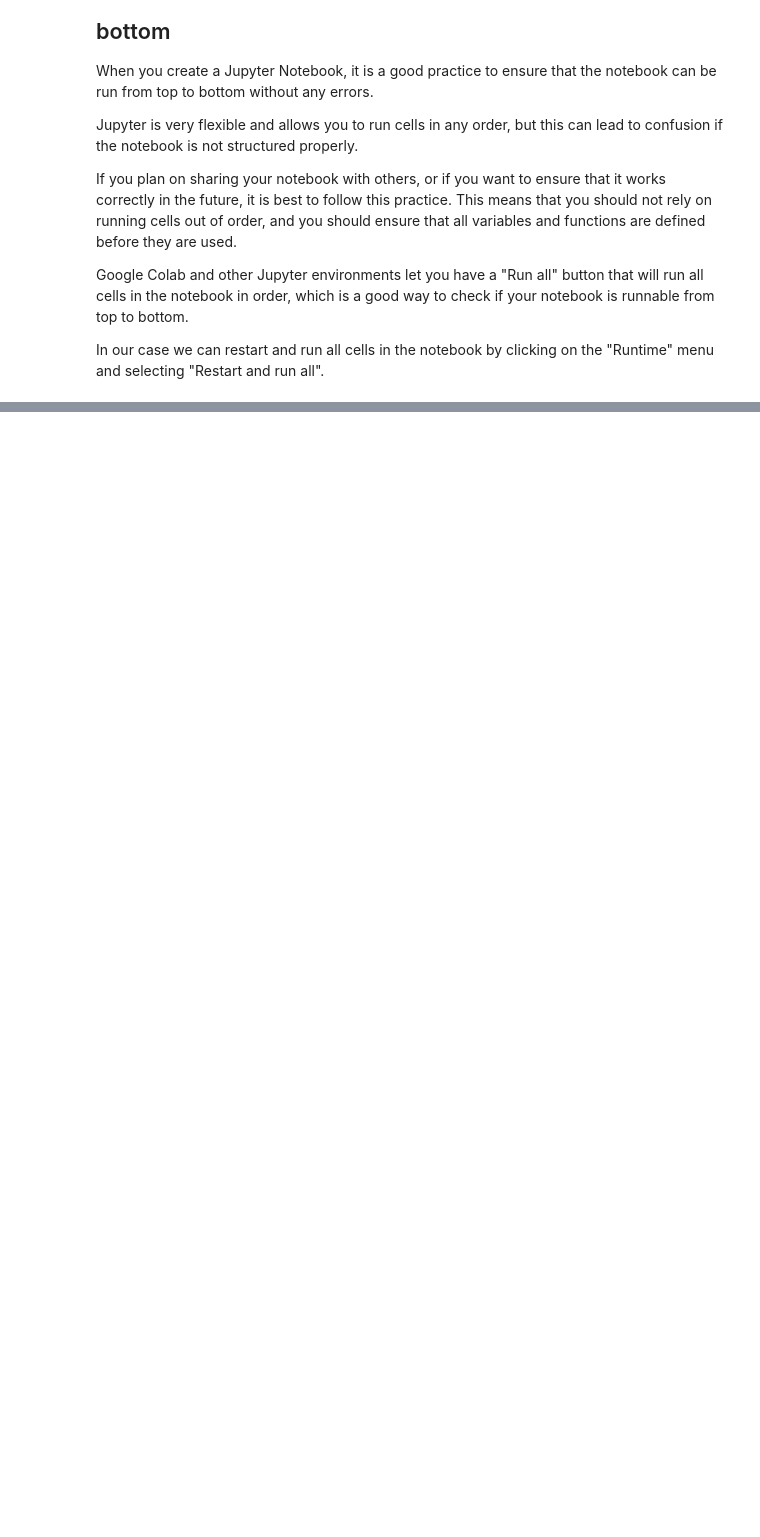
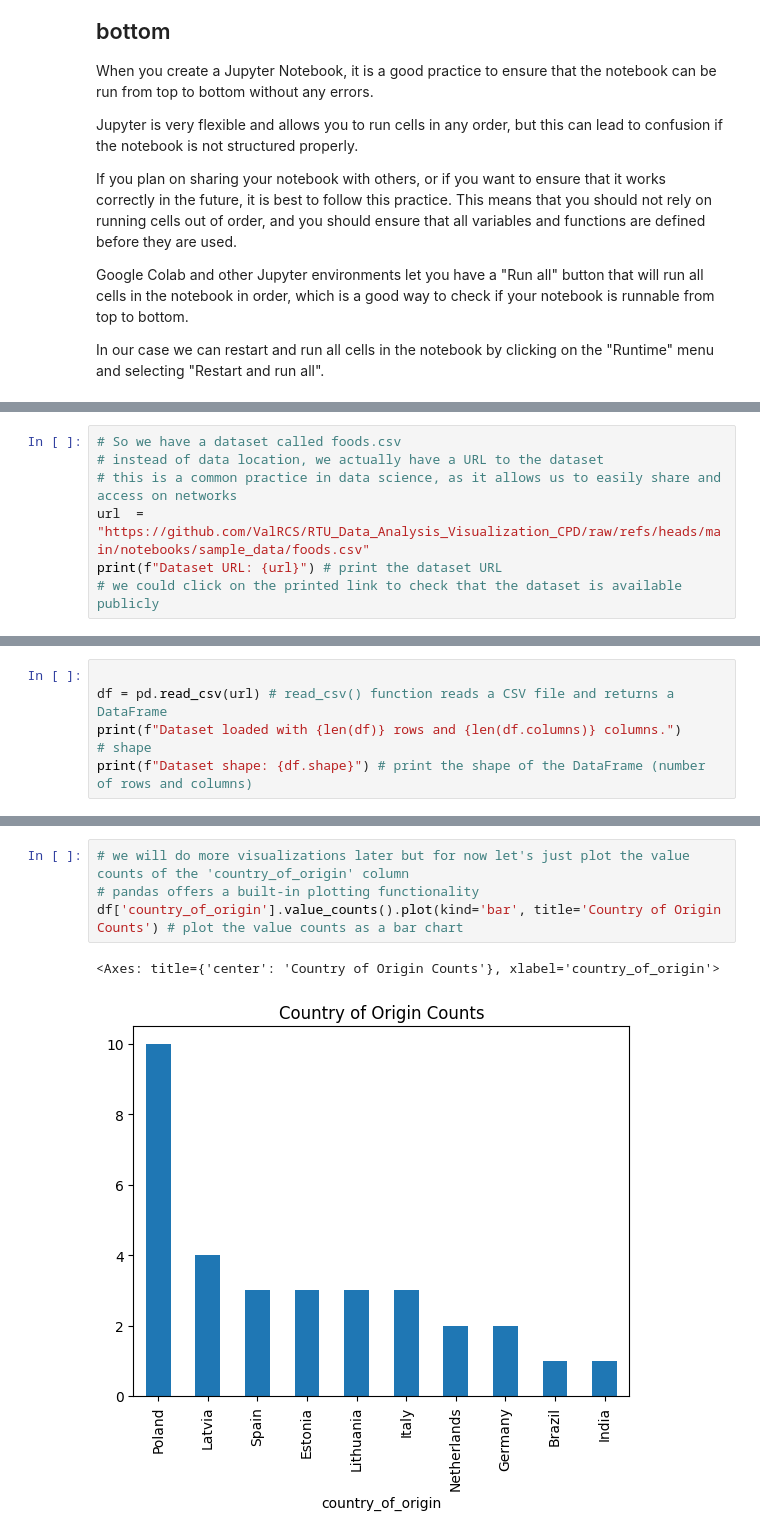
Before and after one commit to ValRCS/RTU_Data_Analysis_Visualization_CPD, a Jupyter notebook: notebooks/day1_big_picture_intro.ipynb, the cells around one changed output, grey strips where cells are left out. Cells and saved outputs as stored; diff of their text form; blank space fills up the shorter version.

Commit message:
added data exploration, feature engineering, and visualization code to the day1_big_picture_intro.ipynb notebook

```diff
--- a/notebooks/day1_big_picture_intro.ipynb
+++ b/notebooks/day1_big_picture_intro.ipynb
@@ -470,0 +610,7 @@ In our case we can restart and run all cells in the notebook by clicking on the
+# %%
+# So we have a dataset called foods.csv
+# instead of data location, we actually have a URL to the dataset
+# this is a common practice in data science, as it allows us to easily share and access on networks
+url  = "https://github.com/ValRCS/RTU_Data_Analysis_Visualization_CPD/raw/refs/heads/main/notebooks/sample_data/foods.csv"
+print(f"Dataset URL: {url}") # print the dataset URL
+# we could click on the printed link to check that the dataset is available publicly
@@ -470,0 +641,6 @@ In our case we can restart and run all cells in the notebook by clicking on the
+# %%
+
+df = pd.read_csv(url) # read_csv() function reads a CSV file and returns a DataFrame
+print(f"Dataset loaded with {len(df)} rows and {len(df.columns)} columns.")
+# shape
+print(f"Dataset shape: {df.shape}") # print the shape of the DataFrame (number of rows and columns)
@@ -470,0 +767,7 @@ In our case we can restart and run all cells in the notebook by clicking on the
+# %%
+# we will do more visualizations later but for now let's just plot the value counts of the 'country_of_origin' column
+# pandas offers a built-in plotting functionality
+df['country_of_origin'].value_counts().plot(kind='bar', title='Country of Origin Counts') # plot the value counts as a bar chart
+# %% [output]
+<Axes: title={'center': 'Country of Origin Counts'}, xlabel='country_of_origin'>
+[figure, added]
```
Also changed, not shown: parts of 28 cells of this notebook, 1 other file.
